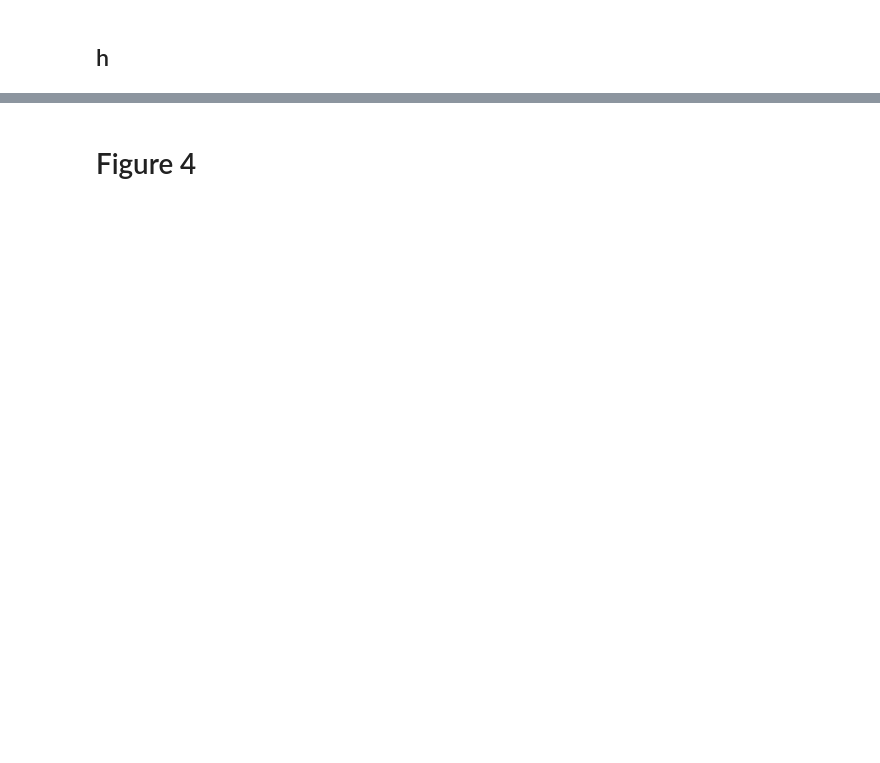
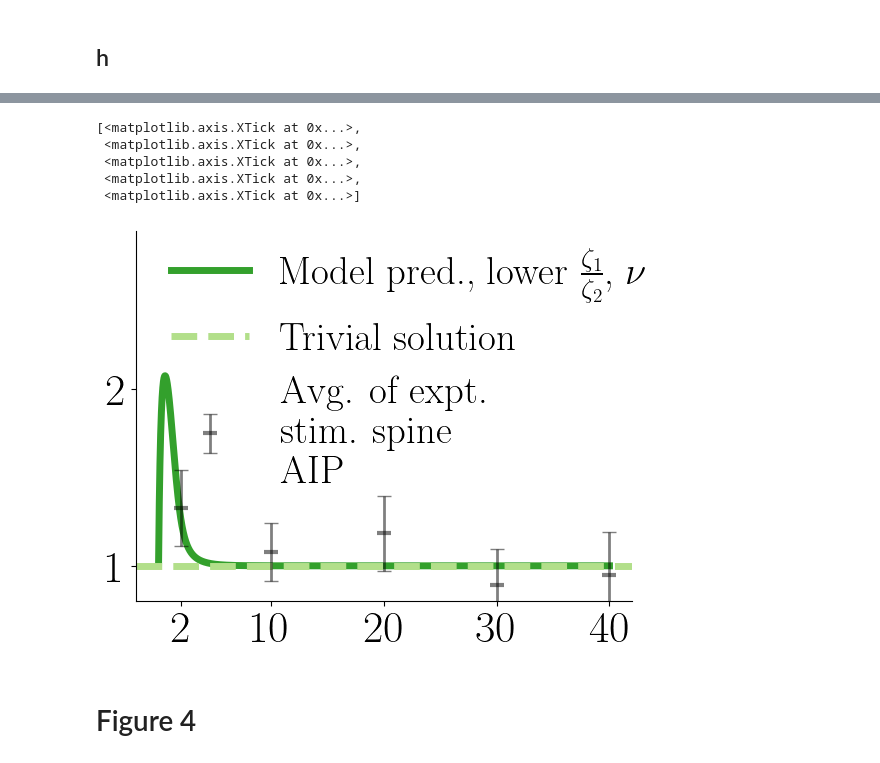
Before and after one commit to meggl23/MultiSpineModel, a Jupyter notebook: MultiSpinePlots.ipynb, the cells around one changed output, grey strips where cells are left out. Saved outputs shown, nothing was run; the diff lists cells and outputs as text; code cells hidden in the pictures; blank space fills up the shorter version.

```diff
--- a/MultiSpinePlots.ipynb
+++ b/MultiSpinePlots.ipynb
@@ -55,7 +55,7 @@ tpts    =  tmax*1000+1
 dt     = (tmax-tmin)/tpts
 tvec  = np.linspace(tmin,tmax,tpts)
 
-DatDir = './'
+DatDir = './DataProcessed/'
 # %%
 def PreSortData(RealDat,Flag):
 
@@ -986,3 +1114,27 @@ plt.show()
+# %%
+plt.plot(SMCam.tvec,SMCam.S_tot[:,stimlocs_three[1]],c=C[ColorDict['CamKII']],lw=5,
+         label=r'Model pred., lower $\frac{\zeta_1}{\zeta_2}$, $\nu$')
+plt.axhline(1,ls='--',c=C[ColorDict['CamKII']-1],lw=5,label='Trivial solution')
+ax = plt.gca()
+_,caps,_ = ax.errorbar([2,10,20,30,40],np.nanmean(m2[3:],axis=1),stats.sem(m2[3:],axis=1,nan_policy='omit'),
+             capsize=5,ls='none',marker='_',ecolor='k',
+             c='k',elinewidth=2,ms=10,mew=3,capthick=1,label='Avg. of expt.\n stim. spine \n AIP',alpha=0.5
+            )
+for cap in caps:
+    cap.set_markeredgewidth(1)
+leg = ax.legend(framealpha=0.0,fontsize=28,loc=1,bbox_to_anchor=(1.1,1.05))
+leg.get_frame().set_linewidth(0.0)
+ax.spines["right"].set_visible(False)
+ax.spines["top"].set_visible(False)
+ax.set_ylim((0.8019776806368575, 2.8876038980241576))
+ax.set_xticks([2,10,20,30,40])
+# %% [output]
+[<matplotlib.axis.XTick at 0x...>,
+ <matplotlib.axis.XTick at 0x...>,
+ <matplotlib.axis.XTick at 0x...>,
+ <matplotlib.axis.XTick at 0x...>,
+ <matplotlib.axis.XTick at 0x...>]
+[figure, added]
 # %%
 params = np.load(DatDir+'ModelFit/ControlFit1Cam.npy')
 
```
Also changed, not shown: parts of 39 cells of this notebook, 1 other file.
